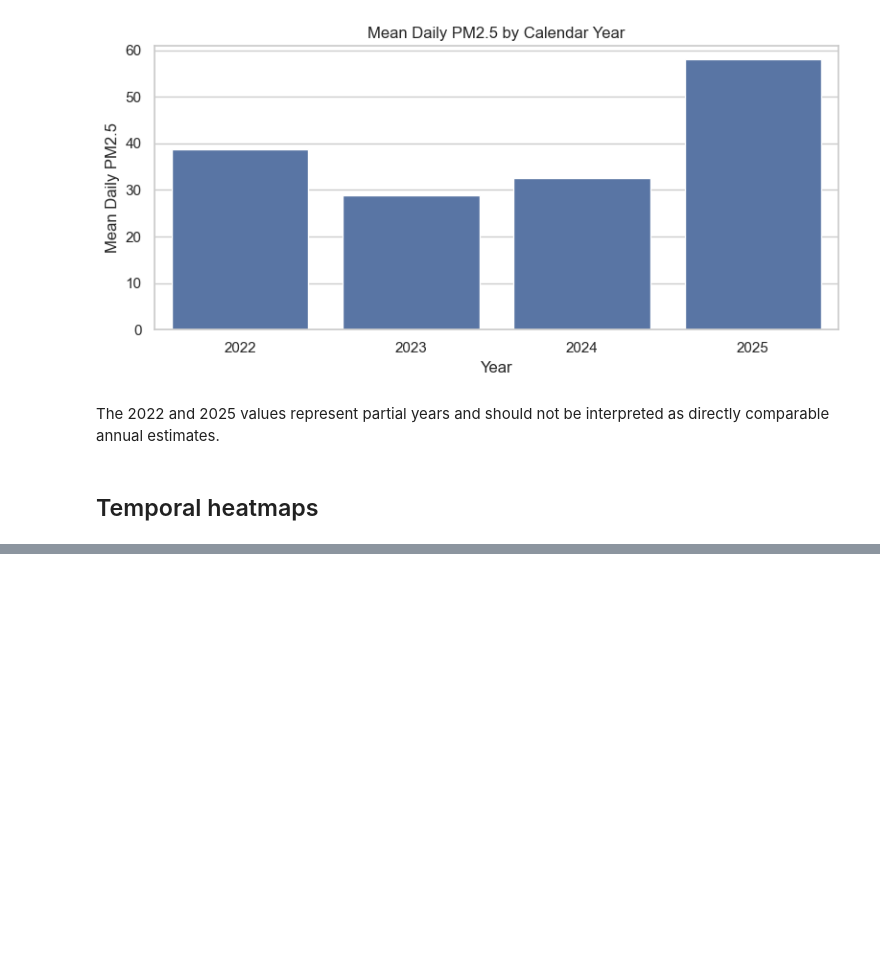
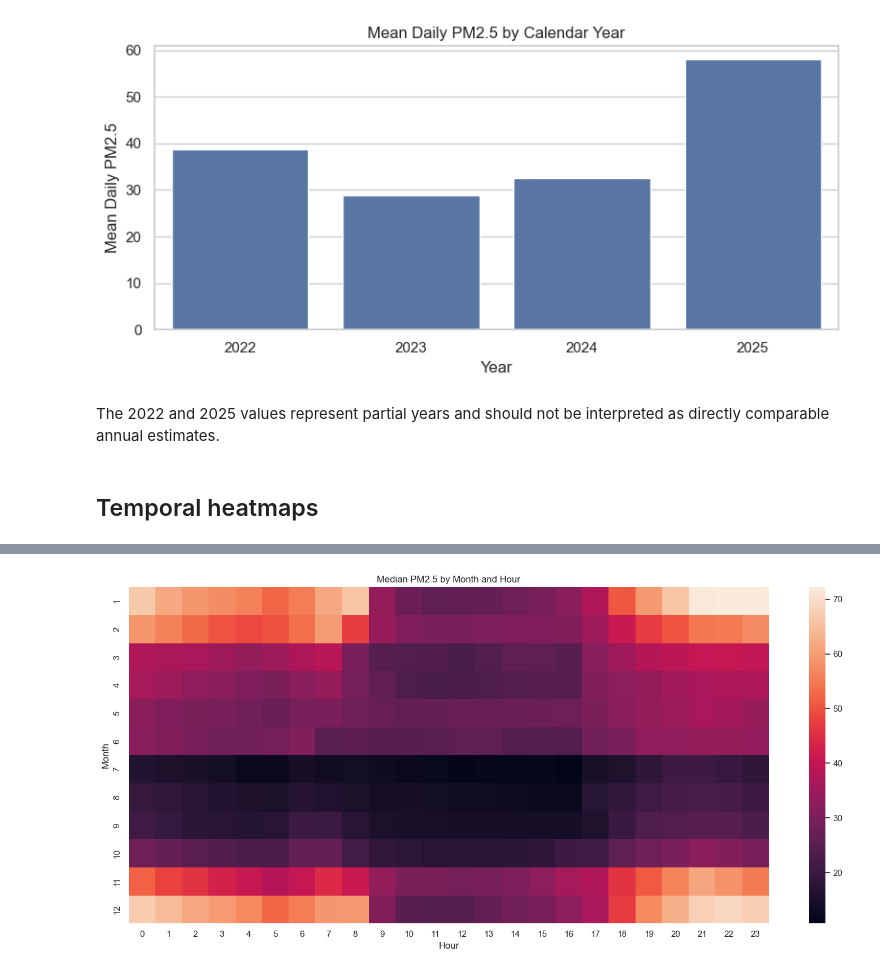
Before and after one commit to rubeshnpl13/Kathmandu-Air-Quality-Intelligence, a Jupyter notebook: notebooks/04_exploratory_data_analysis.ipynb, the cells around one changed output, grey strips where cells are left out. Cells and saved outputs as stored; diff of their text form; code cells hidden in the pictures; blank space fills up the shorter version.

```diff
--- a/notebooks/04_exploratory_data_analysis.ipynb
+++ b/notebooks/04_exploratory_data_analysis.ipynb
@@ -824,0 +878,26 @@ The 2022 and 2025 values represent partial years and should not be interpreted a
+# %%
+#Month × hour
+month_hour_heatmap = hourly.pivot_table(
+    values='pm25',
+    index='month',
+    columns='hour',
+    aggfunc='median'
+)
+# %%
+plt.figure(figsize=(15, 7))
+
+sns.heatmap(
+    month_hour_heatmap
+)
+
+plt.title(
+    'Median PM2.5 by Month and Hour'
+)
+
+plt.xlabel('Hour')
+plt.ylabel('Month')
+
+plt.tight_layout()
+plt.show()
+# %% [output]
+[figure, added]
```
Also changed, not shown: parts of 25 cells of this notebook.
